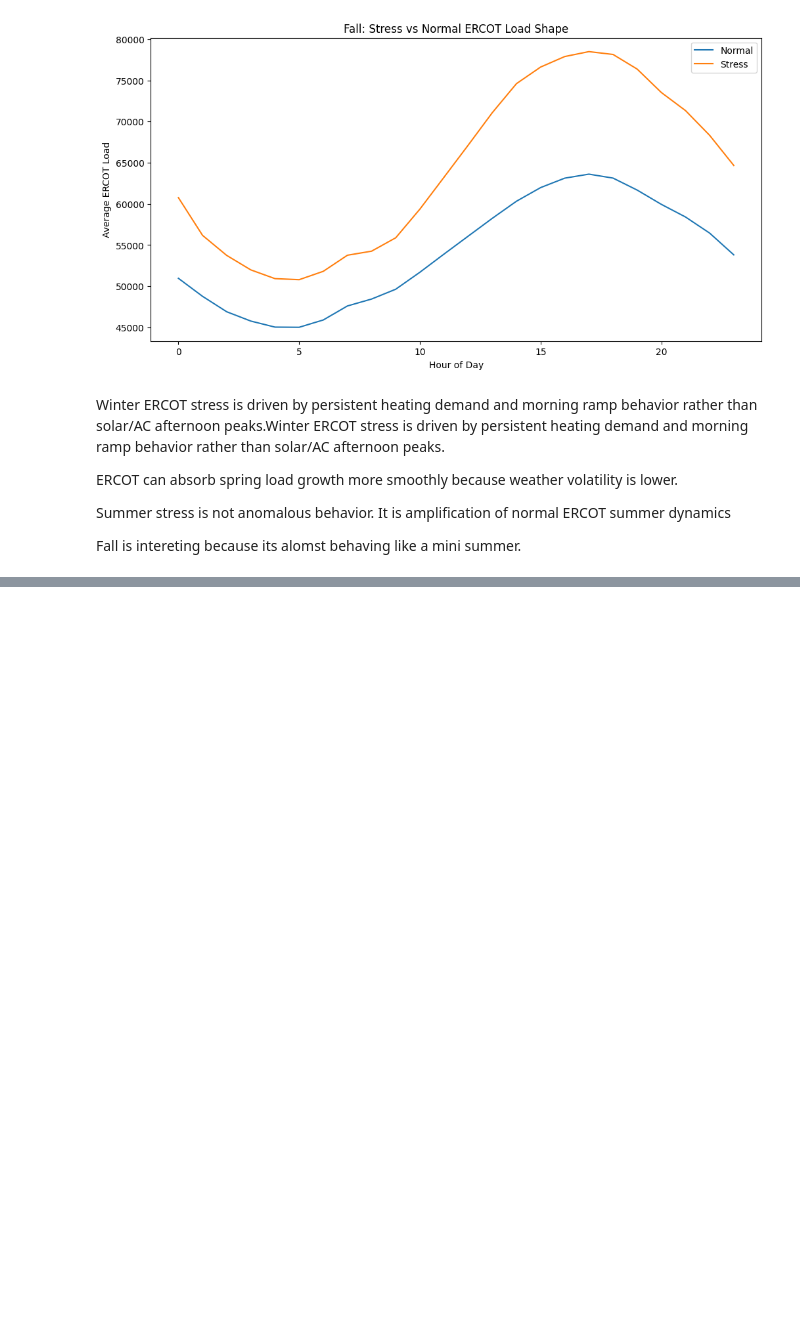
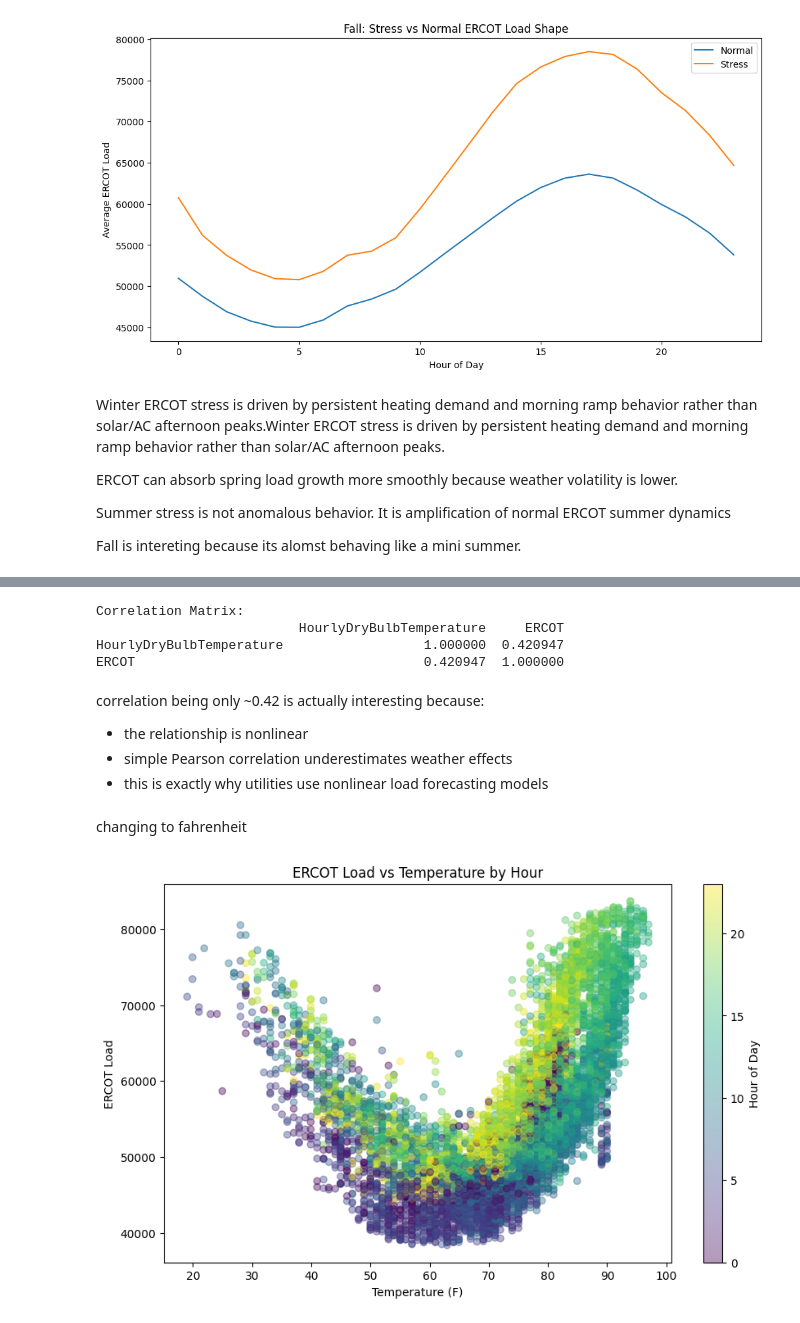
Before and after one commit to lessleyH/energy-reliability-systems-, a Jupyter notebook: ERCOT_2025_exploration.ipynb, the cells around one changed output, grey strips where cells are left out. Drawn from its saved outputs; the diff is of its cells as text; code cells hidden in the pictures; blank space fills up the shorter version.

```diff
--- a/ERCOT_2025_exploration.ipynb
+++ b/ERCOT_2025_exploration.ipynb
@@ -352,0 +493,45 @@ Fall is intereting because its alomst behaving like a mini summer.
+# %%
+# Correlation
+
+correlation = merged[
+    ['HourlyDryBulbTemperature', 'ERCOT']
+].corr()
+
+print("\nCorrelation Matrix:")
+print(correlation)
+# %% [output]
+Correlation Matrix:
+                          HourlyDryBulbTemperature     ERCOT
+HourlyDryBulbTemperature                  1.000000  0.420947
+ERCOT                                     0.420947  1.000000
+# %% [markdown]
+correlation being only ~0.42 is actually interesting because:
+
+* the relationship is nonlinear
+* simple Pearson correlation underestimates weather effects
+* this is exactly why utilities use nonlinear load forecasting models
+# %%
+merged['Temp_F'] = (merged['HourlyDryBulbTemperature'] * 9/5) + 32
+# %% [markdown]
+changing to fahrenheit
+# %%
+merged['Hour'] = merged['Hour Ending'].dt.hour
+# %%
+plt.figure(figsize=(10,6))
+
+scatter = plt.scatter(
+    merged['Temp_F'],
+    merged['ERCOT'],
+    c=merged['Hour'],
+    alpha=0.4
+)
+
+plt.colorbar(label='Hour of Day')
+
+plt.xlabel('Temperature (F)')
+plt.ylabel('ERCOT Load')
+plt.title('ERCOT Load vs Temperature by Hour')
+
+plt.show()
+# %% [output]
+[figure, added]
```
Also changed, not shown: parts of 24 cells of this notebook.
